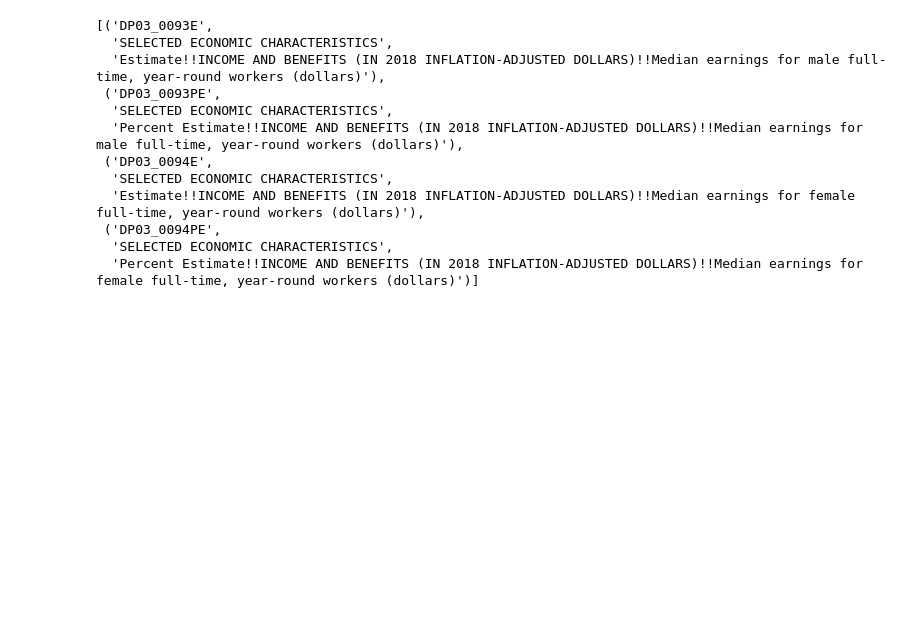
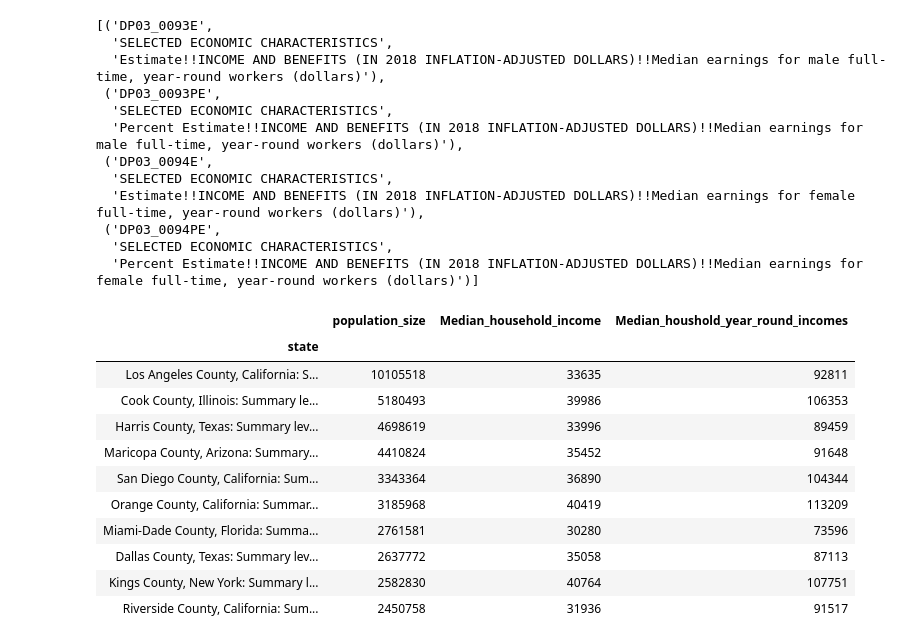
Before and after one commit to raywhelan01/Housing_Final_Project, a Jupyter notebook: Complete_variable_data.ipynb, the cells around one changed output. Cells and saved outputs as stored; diff of their text form; code cells hidden in the pictures; blank space fills up the shorter version.

```diff
--- a/Complete_variable_data.ipynb
+++ b/Complete_variable_data.ipynb
@@ -506,3 +523,25 @@ censusdata.search('acs1', 2018, 'label', 'year-round', tabletype='profile')[-25:
  ('DP03_0094PE',
   'SELECTED ECONOMIC CHARACTERISTICS',
   'Percent Estimate!!INCOME AND BENEFITS (IN 2018 INFLATION-ADJUSTED DOLLARS)!!Median earnings for female full-time, year-round workers (dollars)')]
+# %%
+# setting county name as index column
+county_age_division=county_age_division.rename_axis('state')
+county_Education_division=county_Education_division.rename_axis('state')
+county_occupation_division=county_occupation_division.rename_axis('state')
+county_earning_division=county_earning_division.rename_axis('state')
+# %%
+#Display
+county_earning_division.head(10)
+# %% [output]
+|  | population_size | Median_household_income | Median_houshold_year_round_incomes |
+| state |  |  |  |
+| Los Angeles County, California: S... | 10105518 | 33635 | 92811 |
+| Cook County, Illinois: Summary le... | 5180493 | 39986 | 106353 |
+| Harris County, Texas: Summary lev... | 4698619 | 33996 | 89459 |
+| Maricopa County, Arizona: Summary... | 4410824 | 35452 | 91648 |
+| San Diego County, California: Sum... | 3343364 | 36890 | 104344 |
+| Orange County, California: Summar... | 3185968 | 40419 | 113209 |
+| Miami-Dade County, Florida: Summa... | 2761581 | 30280 | 73596 |
+| Dallas County, Texas: Summary lev... | 2637772 | 35058 | 87113 |
+| Kings County, New York: Summary l... | 2582830 | 40764 | 107751 |
+| Riverside County, California: Sum... | 2450758 | 31936 | 91517 |
```
Also changed, not shown: parts of 40 cells of this notebook.
